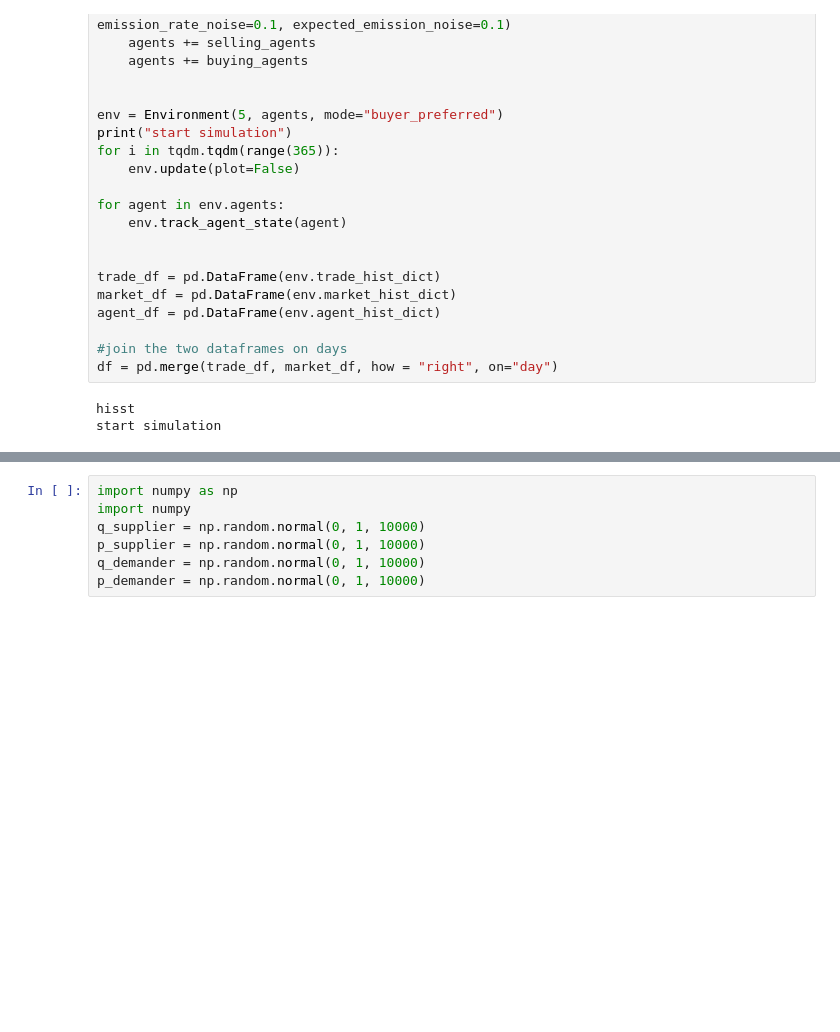
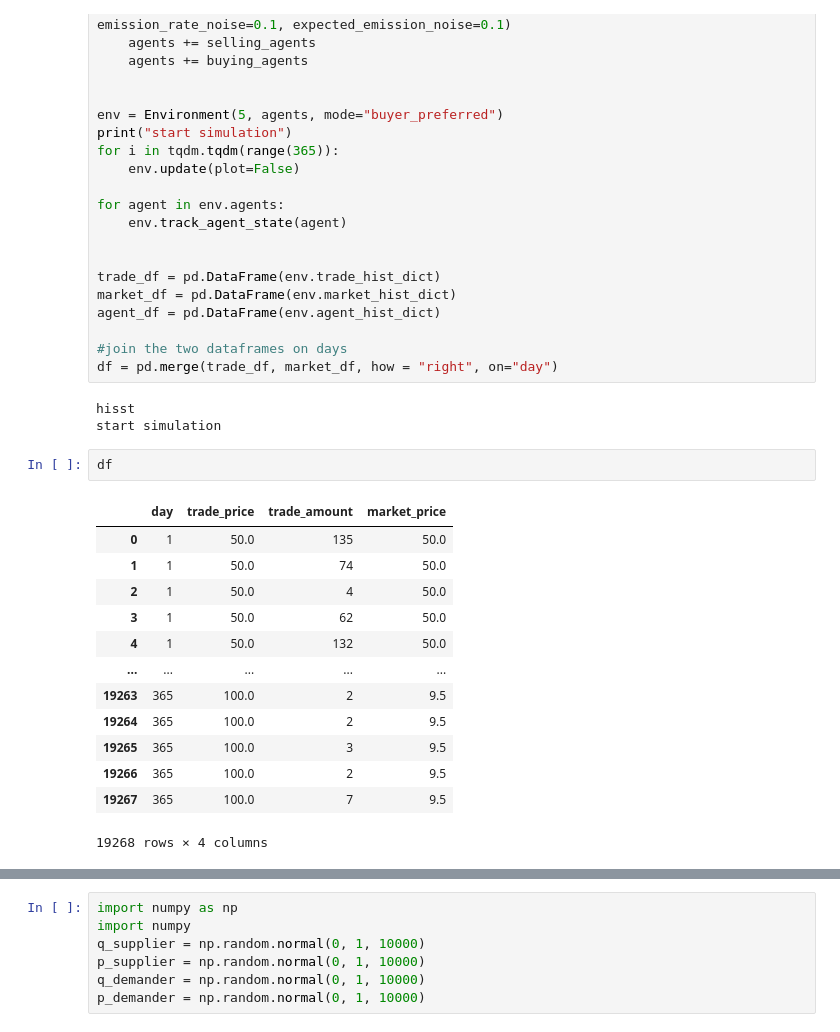
Before and after one commit to haberger/ModSimETS, a Jupyter notebook: modsim.ipynb, the cells around one changed output, grey strips where cells are left out. Drawn from its saved outputs; the diff is of its cells as text; blank space fills up the shorter version.

```diff
--- a/modsim.ipynb
+++ b/modsim.ipynb
@@ -98,6 +98,22 @@ df = pd.merge(trade_df, market_df, how = "right", on="day")
 # %% [output]
 hisst
 start simulation
+# %%
+df
+# %% [output]
+|  | day | trade_price | trade_amount | market_price |
+| 0 | 1 | 50.0 | 135 | 50.0 |
+| 1 | 1 | 50.0 | 74 | 50.0 |
+| 2 | 1 | 50.0 | 4 | 50.0 |
+| 3 | 1 | 50.0 | 62 | 50.0 |
+| 4 | 1 | 50.0 | 132 | 50.0 |
+| ... | ... | ... | ... | ... |
+| 19263 | 365 | 100.0 | 2 | 9.5 |
+| 19264 | 365 | 100.0 | 2 | 9.5 |
+| 19265 | 365 | 100.0 | 3 | 9.5 |
+| 19266 | 365 | 100.0 | 2 | 9.5 |
+| 19267 | 365 | 100.0 | 7 | 9.5 |
+19268 rows × 4 columns
 # %%
 fig, axes = plt.subplots(2, 2, figsize=(10, 6))
 
```
Also changed, not shown: parts of 6 cells of this notebook, 1 other file.
